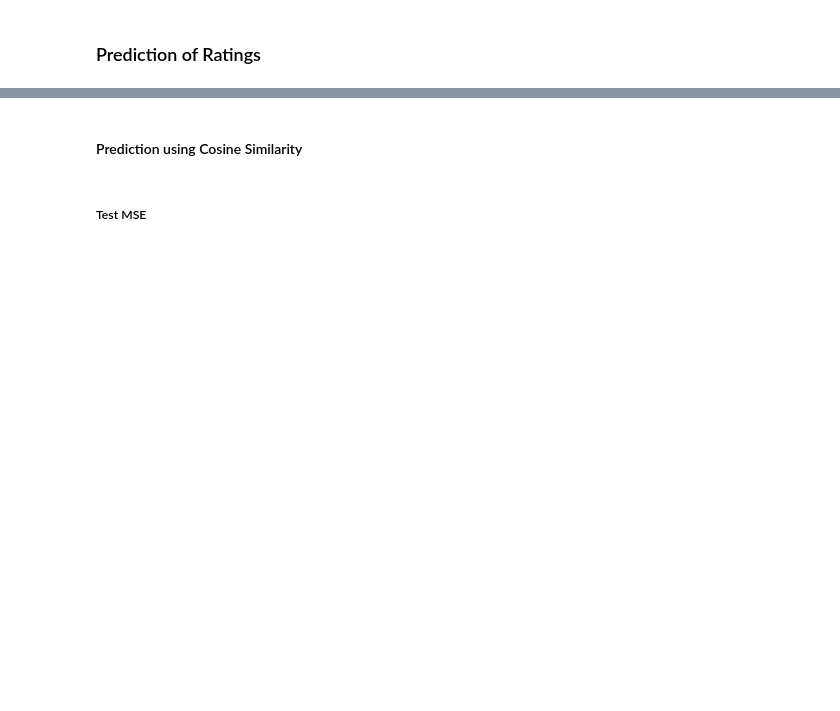
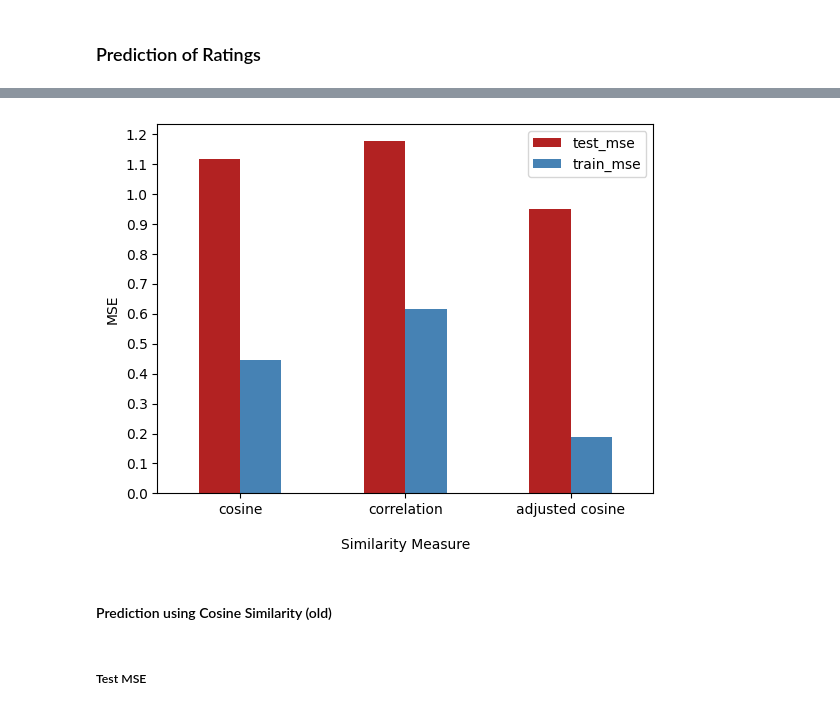
Before and after one commit to renachongpq/stor565_proj, a Jupyter notebook: exploratory_data_analysis/ratings_similarity.ipynb, the cells around one changed output, grey strips where cells are left out. Drawn from its saved outputs; the diff is of its cells as text; code cells hidden in the pictures; blank space fills up the shorter version.

```diff
--- a/exploratory_data_analysis/ratings_similarity.ipynb
+++ b/exploratory_data_analysis/ratings_similarity.ipynb
@@ -222,5 +346,15 @@ def calculate_mse(pred_Y, obs_Y):
+# %%
+ax = mse_df[mse_df["k"] == 70][["test_mse", "train_mse", "similarity_measure"]].plot(kind="bar", x="similarity_measure",color=["firebrick", "steelblue"])
+plt.xticks(rotation=0)
+plt.yticks(np.arange(0, 1.3, 0.1))
+plt.xlabel("Similarity Measure", labelpad=15)
+plt.ylabel("MSE")
+plt.show()
+# plt.savefig("mse_plot.png"
+# %% [output]
+[figure, added]
 # %% [markdown]
-#### Prediction using Cosine Similarity
+#### Prediction using Cosine Similarity (old)
 # %%
 cosine_df = pd.read_csv("./train_cosine_similarity.csv", index_col=[0])
 cosine_df = cosine_df.pivot_table(index="item1", columns="item2", values="cosine_similarity", fill_value=0)
```
Also changed, not shown: parts of 52 cells of this notebook.
